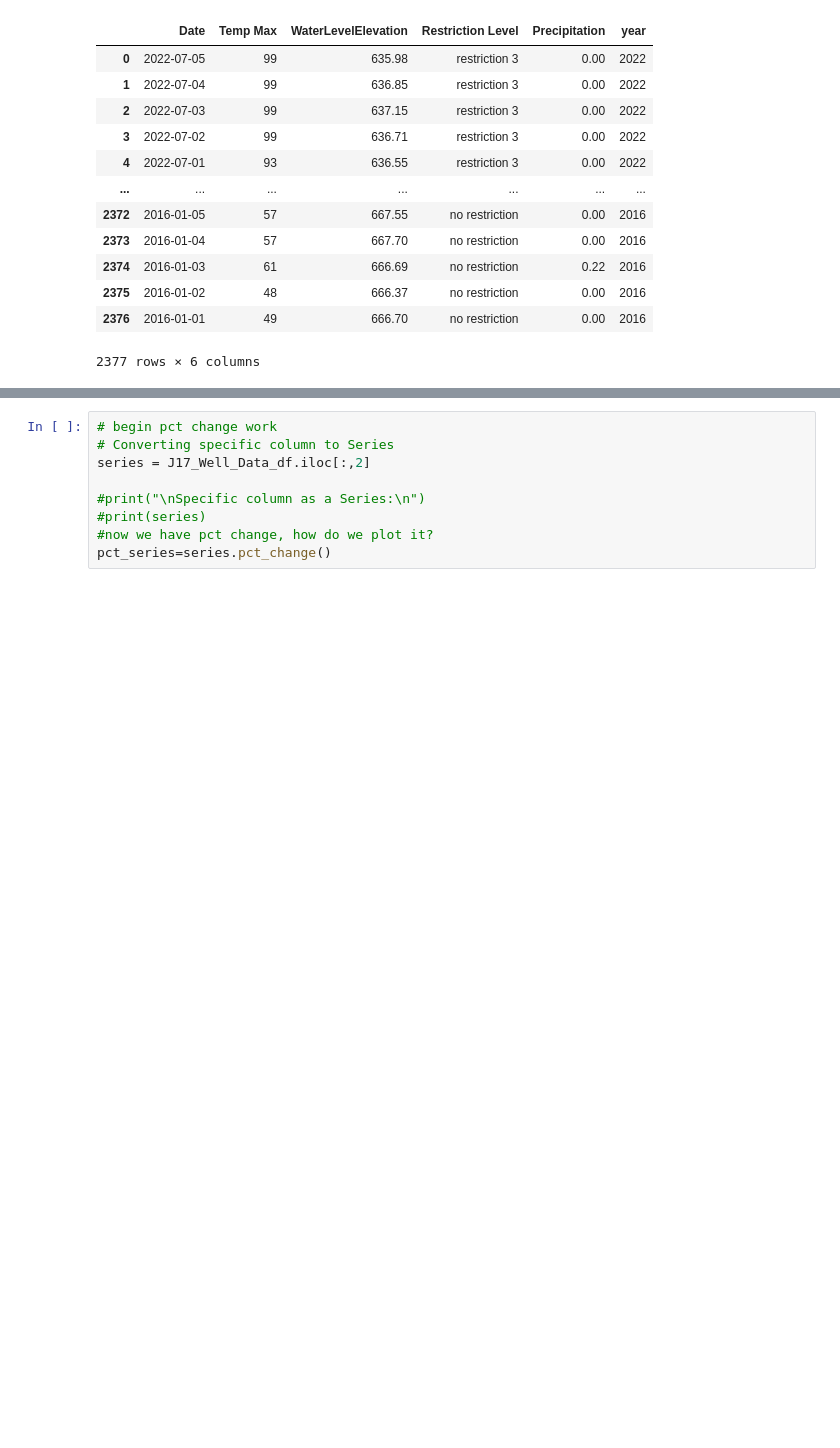
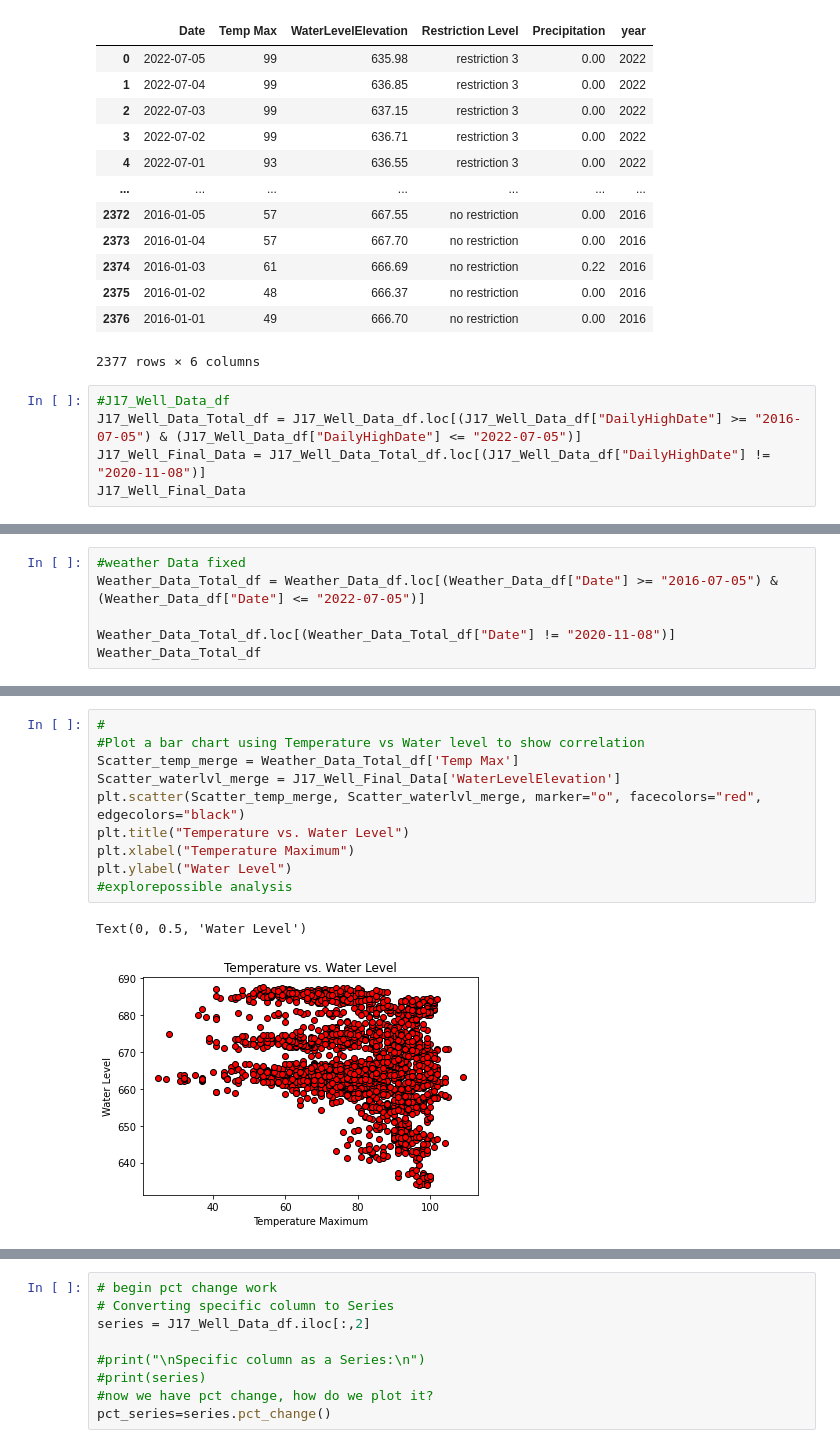
Before and after one commit to Shwetbaba/A-Review-of-the-Effectiveness-of-the-San-Antonio-Water-System-SAWS-Water-Restrictions-Policies, a Jupyter notebook: Group Project-1 Master Code.ipynb, the cells around one changed output, grey strips where cells are left out. Saved outputs shown, nothing was run; the diff lists cells and outputs as text; blank space fills up the shorter version.

Commit message:
added Matthews data cleaning lines due to technical difficulties

```diff
--- a/Group Project-1 Master Code.ipynb
+++ b/Group Project-1 Master Code.ipynb
@@ -221,3 +221,8 @@ Weather_Restriction_df
 | 2375 | 2016-01-02 | 48 | 666.37 | no restriction | 0.00 | 2016 |
 | 2376 | 2016-01-01 | 49 | 666.70 | no restriction | 0.00 | 2016 |
 2377 rows × 6 columns
+# %%
+#J17_Well_Data_df
+J17_Well_Data_Total_df = J17_Well_Data_df.loc[(J17_Well_Data_df["DailyHighDate"] >= "2016-07-05") & (J17_Well_Data_df["DailyHighDate"] <= "2022-07-05")]
+J17_Well_Final_Data = J17_Well_Data_Total_df.loc[(J17_Well_Data_df["DailyHighDate"] != "2020-11-08")]
+J17_Well_Final_Data
@@ -223,0 +243,6 @@ Weather_Restriction_df
+# %%
+#weather Data fixed
+Weather_Data_Total_df = Weather_Data_df.loc[(Weather_Data_df["Date"] >= "2016-07-05") & (Weather_Data_df["Date"] <= "2022-07-05")]
+
+Weather_Data_Total_df.loc[(Weather_Data_Total_df["Date"] != "2020-11-08")]
+Weather_Data_Total_df
@@ -223,0 +285,13 @@ Weather_Restriction_df
+# %%
+#
+#Plot a bar chart using Temperature vs Water level to show correlation
+Scatter_temp_merge = Weather_Data_Total_df['Temp Max']
+Scatter_waterlvl_merge = J17_Well_Final_Data['WaterLevelElevation']
+plt.scatter(Scatter_temp_merge, Scatter_waterlvl_merge, marker="o", facecolors="red", edgecolors="black")
+plt.title("Temperature vs. Water Level")
+plt.xlabel("Temperature Maximum")
+plt.ylabel("Water Level")
+#explorepossible analysis
+# %% [output]
+Text(0, 0.5, 'Water Level')
+[figure, added]
```
Also changed, not shown: parts of 13 cells of this notebook.
